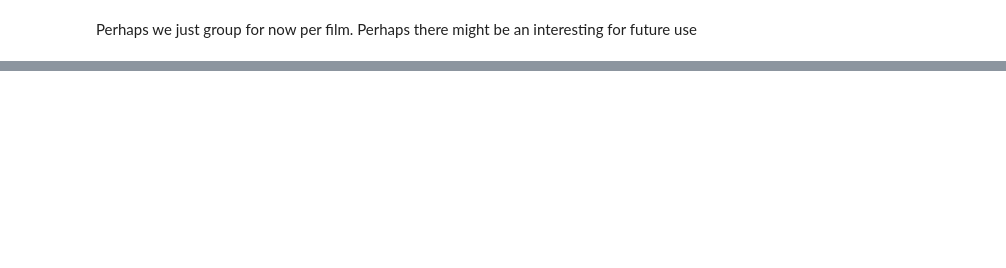
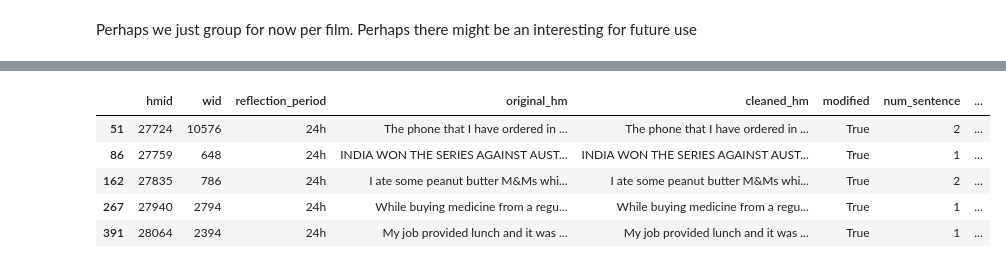
Before and after one commit to damachi/Master_semester_project, a Jupyter notebook: Semester Project/Dataset extracting.ipynb, the cells around one changed output, grey strips where cells are left out. Saved outputs shown, nothing was run; the diff lists cells and outputs as text; code cells hidden in the pictures; blank space fills up the shorter version.

```diff
--- a/Semester Project/Dataset extracting.ipynb
+++ b/Semester Project/Dataset extracting.ipynb
@@ -179,0 +290,9 @@ Length: 617, dtype: int64
+# %%
+get_df_per_label('enjoy_the_moment', df)
+# %% [output]
+|  | hmid | wid | reflection_period | original_hm | cleaned_hm | modified | num_sentence | ... |
+| 51 | 27724 | 10576 | 24h | The phone that I have ordered in ... | The phone that I have ordered in ... | True | 2 | ... |
+| 86 | 27759 | 648 | 24h | INDIA WON THE SERIES AGAINST AUST... | INDIA WON THE SERIES AGAINST AUST... | True | 1 | ... |
+| 162 | 27835 | 786 | 24h | I ate some peanut butter M&Ms whi... | I ate some peanut butter M&Ms whi... | True | 2 | ... |
+| 267 | 27940 | 2794 | 24h | While buying medicine from a regu... | While buying medicine from a regu... | True | 1 | ... |
+| 391 | 28064 | 2394 | 24h | My job provided lunch and it was ... | My job provided lunch and it was ... | True | 1 | ... |
```
Also changed, not shown: parts of 52 cells of this notebook.
